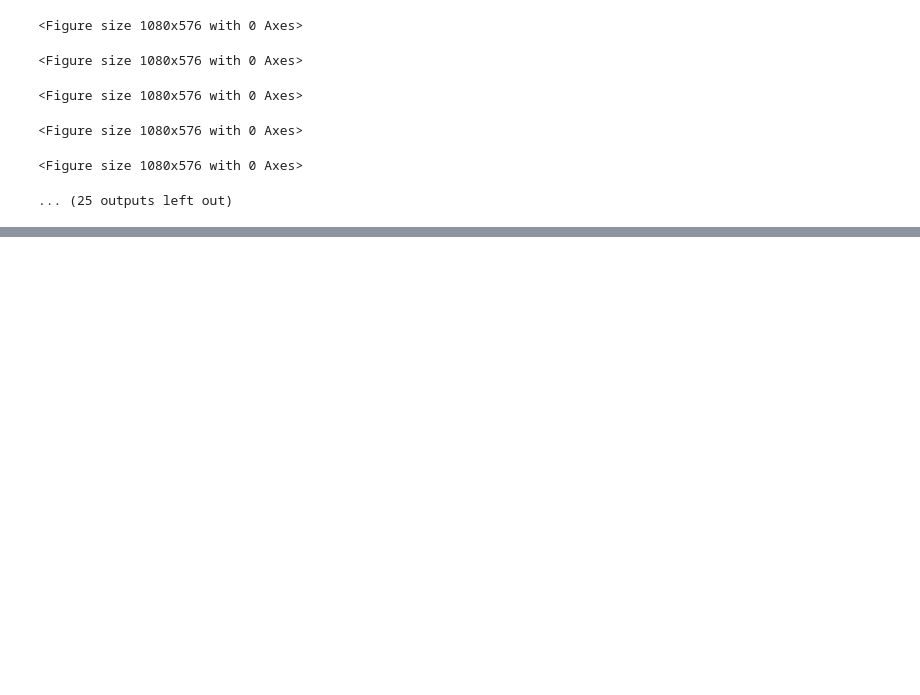
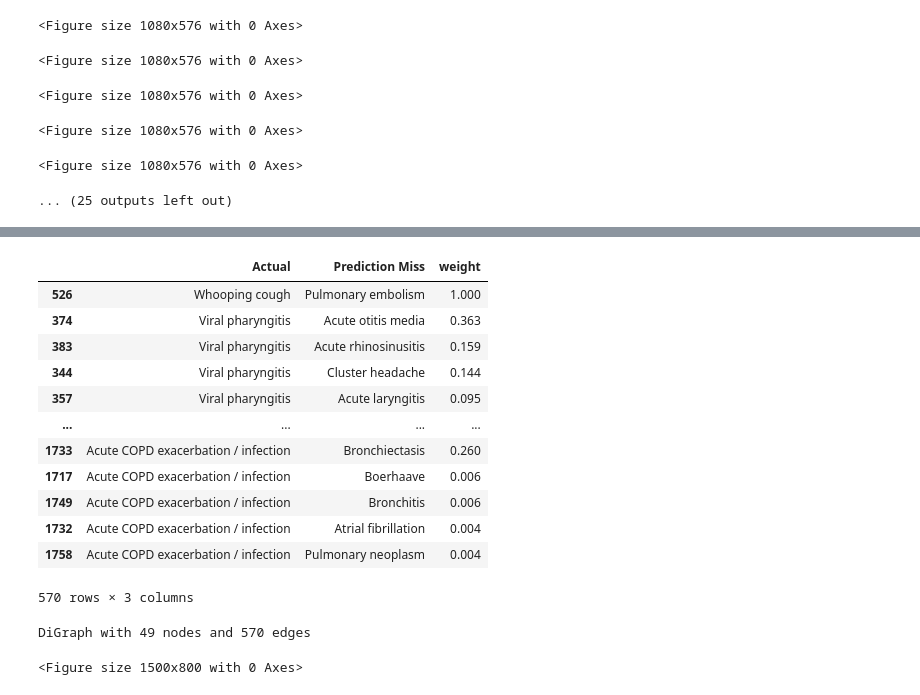
Before and after one commit to myrasaet/VITAS, a Jupyter notebook: src/error_analysis.ipynb, the cells around one changed output, grey strips where cells are left out. Cells and saved outputs as stored; diff of their text form; code cells hidden in the pictures; blank space fills up the shorter version.

```diff
--- a/src/error_analysis.ipynb
+++ b/src/error_analysis.ipynb
@@ -327,0 +416,20 @@ for disease in pred_miss_dict:
+# %%
+pred_miss_graph = pred_miss_df.stack()
+pred_miss_graph = pred_miss_graph.rename_axis(('Actual', 'Prediction Miss')).reset_index(name='weight')
+pred_miss_graph = pred_miss_graph[pred_miss_graph["weight"]>0]
+pred_miss_graph = pred_miss_graph.sort_values(['Actual','weight'], ascending=False)
+pred_miss_graph
+# %% [output]
+|  | Actual | Prediction Miss | weight |
+| 526 | Whooping cough | Pulmonary embolism | 1.000 |
+| 374 | Viral pharyngitis | Acute otitis media | 0.363 |
+| 383 | Viral pharyngitis | Acute rhinosinusitis | 0.159 |
+| 344 | Viral pharyngitis | Cluster headache | 0.144 |
+| 357 | Viral pharyngitis | Acute laryngitis | 0.095 |
+| ... | ... | ... | ... |
+| 1733 | Acute COPD exacerbation / infection | Bronchiectasis | 0.260 |
+| 1717 | Acute COPD exacerbation / infection | Boerhaave | 0.006 |
+| 1749 | Acute COPD exacerbation / infection | Bronchitis | 0.006 |
+| 1732 | Acute COPD exacerbation / infection | Atrial fibrillation | 0.004 |
+| 1758 | Acute COPD exacerbation / infection | Pulmonary neoplasm | 0.004 |
+570 rows × 3 columns
@@ -327,0 +438,16 @@ for disease in pred_miss_dict:
+# %%
+G = nx.from_pandas_edgelist(pred_miss_graph, 'Actual', 'Prediction Miss', edge_attr='weight', create_using=nx.DiGraph())
+pos = nx.spring_layout(G, seed=0)
+print(nx.info(G))
+# %% [output]
+DiGraph with 49 nodes and 570 edges
+# %%
+fig = plt.figure(figsize=(15, 8))
+weights = [G[u][v]['weight'] for u,v in G.edges()]
+nx.draw(G, pos, edge_color=weights, edge_cmap=plt.cm.Blues, with_labels=True, arrowsize=20)
+plt.title("Prediction Miss", fontsize=20)
+plt.tight_layout()
+plt.savefig(f'{base_path}\\output\\error_analysis\\pred_miss_network_dt.jpg', bbox_inches='tight')
+plt.clf()
+# %% [output]
+<Figure size 1500x800 with 0 Axes>
```
Also changed, not shown: parts of 12 cells of this notebook, 5 other files.
